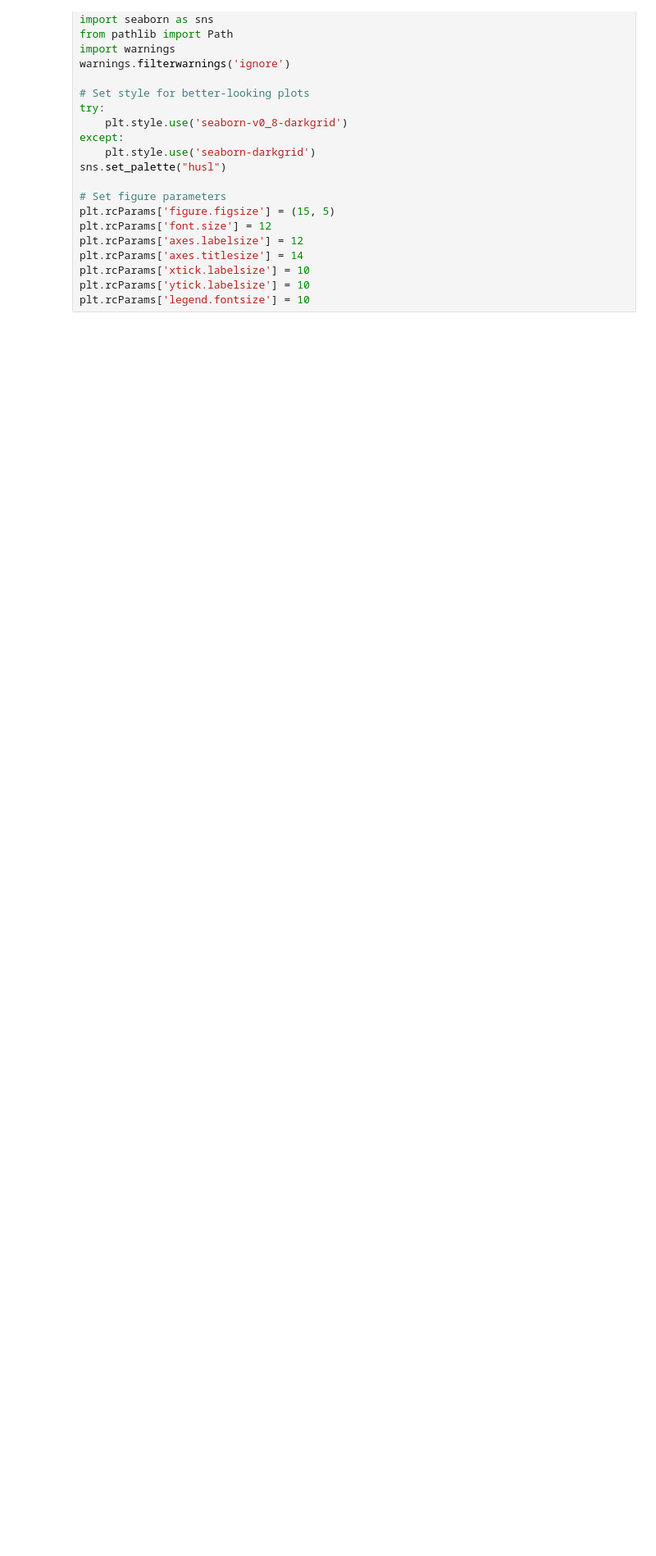
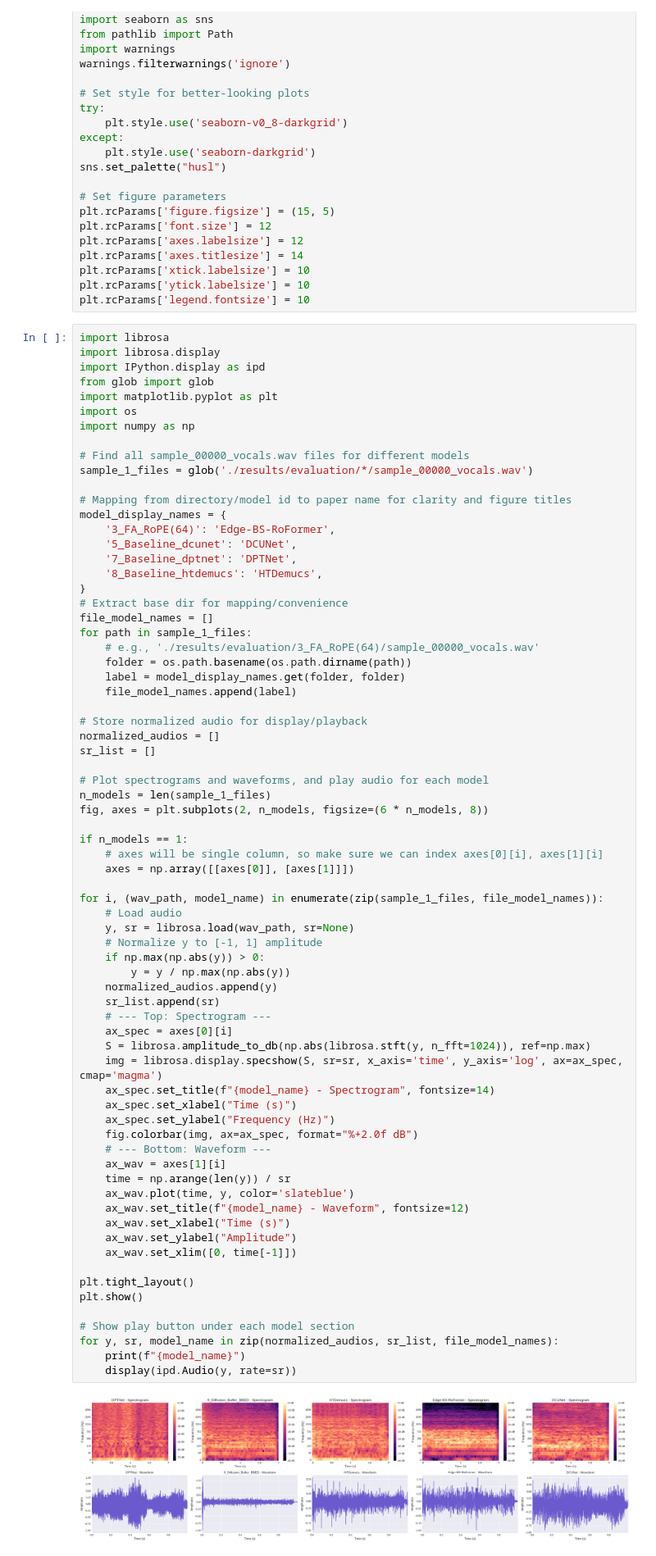
Before and after one commit to flyingleafe/Edge-BS-RoFormer-DroneNoise-LibriMix, a Jupyter notebook: analyze_results.ipynb, the cells around one changed output. Shown at 82% size. Cells and saved outputs as stored; diff of their text form; blank space fills up the shorter version.

```diff
--- a/analyze_results.ipynb
+++ b/analyze_results.ipynb
@@ -28,3 +28,76 @@ plt.rcParams['axes.titlesize'] = 14
 plt.rcParams['xtick.labelsize'] = 10
 plt.rcParams['ytick.labelsize'] = 10
 plt.rcParams['legend.fontsize'] = 10
+# %%
+import librosa
+import librosa.display
+import IPython.display as ipd
+from glob import glob
+import matplotlib.pyplot as plt
+import os
+import numpy as np
+
+# Find all sample_00000_vocals.wav files for different models
+sample_1_files = glob('./results/evaluation/*/sample_00000_vocals.wav')
+
+# Mapping from directory/model id to paper name for clarity and figure titles
+model_display_names = {
+    '3_FA_RoPE(64)': 'Edge-BS-RoFormer',
+    '5_Baseline_dcunet': 'DCUNet',
+    '7_Baseline_dptnet': 'DPTNet',
+    '8_Baseline_htdemucs': 'HTDemucs',
+}
+# Extract base dir for mapping/convenience
+file_model_names = []
+for path in sample_1_files:
+    # e.g., './results/evaluation/3_FA_RoPE(64)/sample_00000_vocals.wav'
+    folder = os.path.basename(os.path.dirname(path))
+    label = model_display_names.get(folder, folder)
+    file_model_names.append(label)
+
+# Store normalized audio for display/playback
+normalized_audios = []
+sr_list = []
+
+# Plot spectrograms and waveforms, and play audio for each model
+n_models = len(sample_1_files)
+fig, axes = plt.subplots(2, n_models, figsize=(6 * n_models, 8))
+
+if n_models == 1:
+    # axes will be single column, so make sure we can index axes[0][i], axes[1][i]
+    axes = np.array([[axes[0]], [axes[1]]])
+
+for i, (wav_path, model_name) in enumerate(zip(sample_1_files, file_model_names)):
+    # Load audio
+    y, sr = librosa.load(wav_path, sr=None)
+    # Normalize y to [-1, 1] amplitude
+    if np.max(np.abs(y)) > 0:
+        y = y / np.max(np.abs(y))
+    normalized_audios.append(y)
+    sr_list.append(sr)
+    # --- Top: Spectrogram ---
+    ax_spec = axes[0][i]
+    S = librosa.amplitude_to_db(np.abs(librosa.stft(y, n_fft=1024)), ref=np.max)
+    img = librosa.display.specshow(S, sr=sr, x_axis='time', y_axis='log', ax=ax_spec, cmap='magma')
+    ax_spec.set_title(f"{model_name} - Spectrogram", fontsize=14)
+    ax_spec.set_xlabel("Time (s)")
+    ax_spec.set_ylabel("Frequency (Hz)")
+    fig.colorbar(img, ax=ax_spec, format="%+2.0f dB")
+    # --- Bottom: Waveform ---
+    ax_wav = axes[1][i]
+    time = np.arange(len(y)) / sr
+    ax_wav.plot(time, y, color='slateblue')
+    ax_wav.set_title(f"{model_name} - Waveform", fontsize=12)
+    ax_wav.set_xlabel("Time (s)")
+    ax_wav.set_ylabel("Amplitude")
+    ax_wav.set_xlim([0, time[-1]])
+
+plt.tight_layout()
+plt.show()
+
+# Show play button under each model section
+for y, sr, model_name in zip(normalized_audios, sr_list, file_model_names):
+    print(f"{model_name}")
+    display(ipd.Audio(y, rate=sr))
+# %% [output]
+[figure, added]
```
Also changed, not shown: parts of 1 cell of this notebook, 6 other files.
